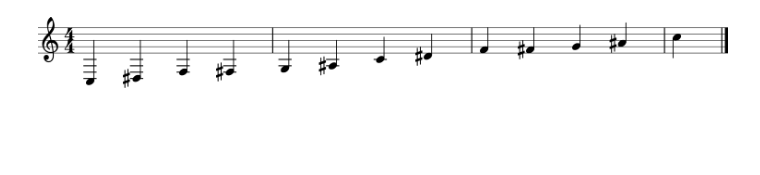
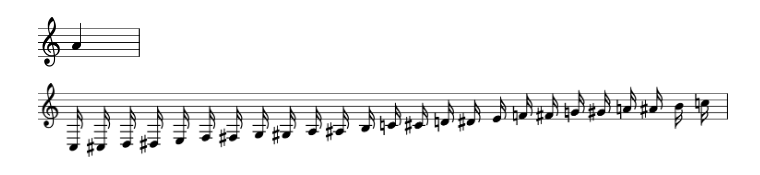
Before and after one commit to Larhard/rand-12, a Jupyter notebook: Cellular automata.ipynb, the cells around one changed output. Cells and saved outputs as stored; diff of their text form; code cells hidden in the pictures; blank space fills up the shorter version.

```diff
--- a/Cellular automata.ipynb
+++ b/Cellular automata.ipynb
@@ -302,11 +333,40 @@ def make_scale_stream(scale):
         stream.append(note)
     return stream
+# %%
+def make_scale_score(scale):
+    score = Score()
+
+    part = Part()
+    part.append(Woodblock())
+    measure = Measure()
+    for scale_item in sorted(scale):
+        note = Note(scale[scale_item])
+        note.duration = Duration(0.25)
+        measure.append(note)
+    part.append(measure)
+    score.append(part)
+
+    return score
+# %%
+n = Note("A", type='quarter')
+
+drumPart = Part()
+drumPart.insert(0, Woodblock())
+
+drumMeasure = Measure()
+drumMeasure.append(n)
+drumPart.append(drumMeasure)
+
+drumPart.show()
+play(drumPart)
+# %% [output]
+[figure, added]
 # %%
-stream = make_scale_stream(scale_blues)
+stream = make_scale_score(scale_dode)
 stream.show()
 play(stream)
 # %% [output]
-[figure, old version]
+[figure, new version]
 # %%
 def make_stream(data, scale, preprocessor=None):
     stream = Stream()
```
Also changed, not shown: parts of 15 cells of this notebook.
